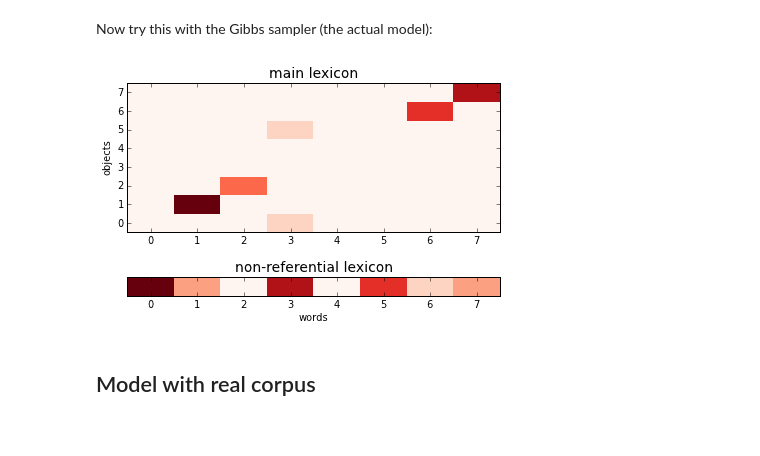
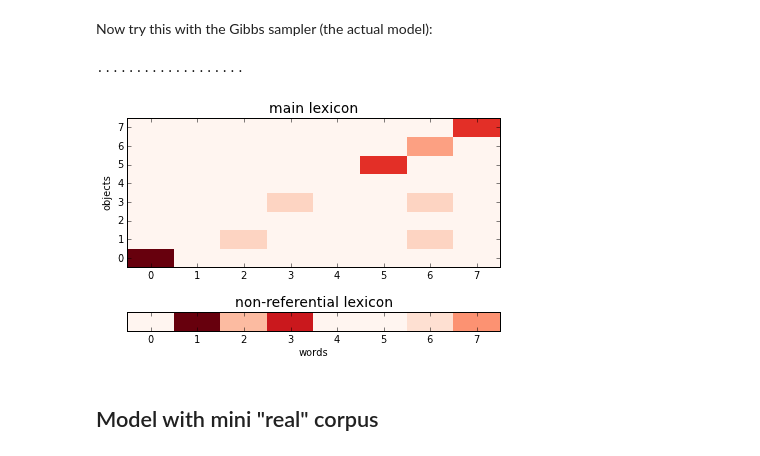
Before and after one commit to mcfrank/dmww, a Jupyter notebook: dmww basics.ipynb, the cells around one changed output. Saved outputs shown, nothing was run; the diff lists cells and outputs as text; code cells hidden in the pictures.

Commit message:
corpus now working

```diff
--- a/dmww basics.ipynb
+++ b/dmww basics.ipynb
@@ -49,19 +60,21 @@ lexplot(l, w)
 # %% [markdown]
 Now try this with the Gibbs sampler (the actual model):
 # %%
-p = Params(n_samps=10,
+p = Params(n_samps=20,
            alpha_r=.1,
            alpha_nr=10,
            empty_intent=.0001,
-           no_ref_word=.000001)
+           no_ref_word=.000001,
+           n_hypermoves=5)
 
-l = GibbsLexicon(c,p,verbose=0)
+l = GibbsLexicon(c,p,verbose=0,hyper_inf=True)
 l.learn_lex(c, p)
 lexplot(l, w)
 # %% [output]
+...................
-[figure, old version]
+[figure, new version]
 # %% [markdown]
-## Model with real corpus
+## Model with mini "real" corpus
 # %%
 w = World(corpus = 'corpora/corpus_toy.csv')
 w.show()
```
Also changed, not shown: parts of 9 cells of this notebook, 3 other files.
